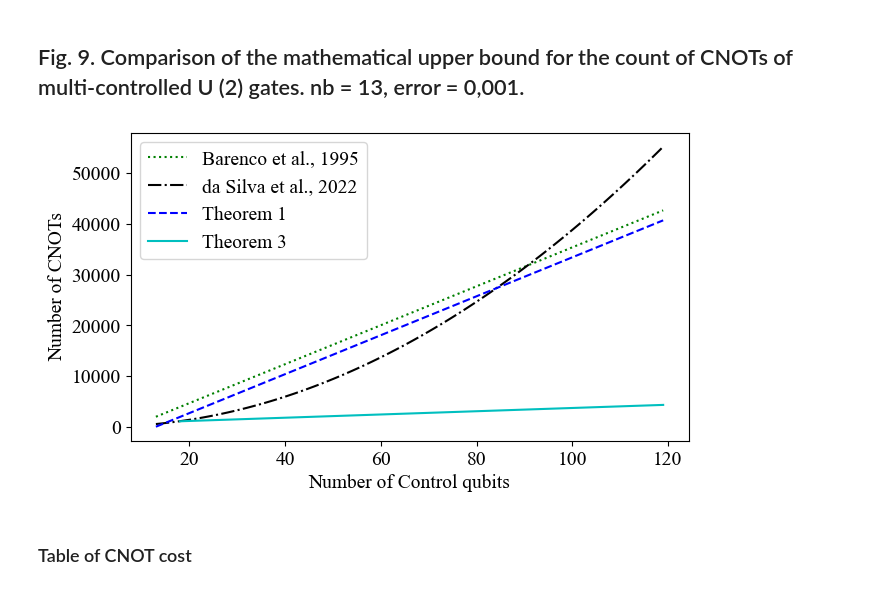
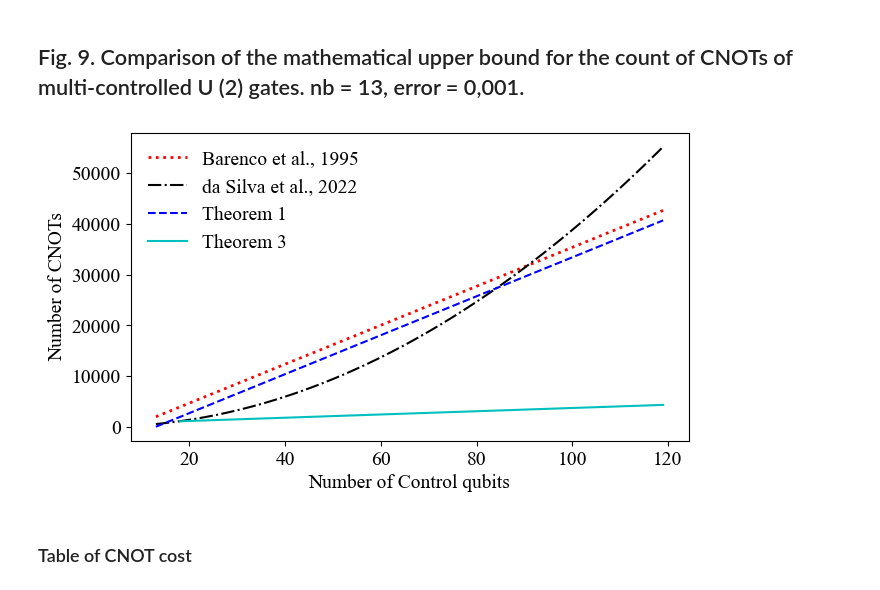
Before and after one commit to JeffersonDeyvis/qclib-papers, a Jupyter notebook: approximate_mc_gate/experiments.ipynb, the cells around one changed output. Drawn from its saved outputs; the diff is of its cells as text; code cells hidden in the pictures.

Commit message:
atualização dos experimentos
ajustes no estilo de linha e legendas

```diff
--- a/approximate_mc_gate/experiments.ipynb
+++ b/approximate_mc_gate/experiments.ipynb
@@ -54,35 +54,36 @@ print(get_cnot_count(circ = circuit_approx))
 # %%
 x0 = np.arange(n_base, 120)
 x1 = np.arange(n_base+5, 120)
 
 k_barenco = Cost.get_k_barenco(error)
 y_0 = [cost.c_barenco_rec(xi, 0, k_barenco) for xi in x0]
 y_1 = cost.exact_decomposition(x0)
 y_2 = cost.theorem_1(n_base, x0)
 y_3 = [cost.theorem_3(n_base, xi - n_base) for xi in x1]
 
-plt.plot(x0, y_0, 'g:')     # Barenco et al., 1995
-plt.plot(x0, y_1, 'k-.')    # da Silva et al., 2022
-plt.plot(x0, y_2, 'b--')    # Theorem 1
-plt.plot(x1, y_3, 'c-')     # Theorem 3
+plt.plot(x0, y_0, color='red', linestyle=':', linewidth=2)  # Barenco et al., 1995
+plt.plot(x0, y_1, 'k-.')                                    # da Silva et al., 2022
+plt.plot(x0, y_2, 'b--')                                    # Theorem 1
+plt.plot(x1, y_3, 'c-')                                     # Theorem 3
 
 plt.legend(
     ('Barenco et al., 1995', 'da Silva et al., 2022', 'Theorem 1', 'Theorem 3'),
-    loc = 'upper left', shadow=False
+    loc = 'upper left', shadow=False, frameon=False
 )
 
 plt.xlabel('Number of Control qubits')
 plt.ylabel('Number of CNOTs')
 
 plt.rcParams.update({
+    "figure.figsize": (7.2, 4.0),
     "font.family": "Times New Roman",
     "font.size": 14
 })
 
-plt.savefig('images/9-analitico_pra_t1_t3_review.pdf', dpi=300)
+plt.savefig('images/9-analitico_pra_t1_t3_review.svg', dpi=300)
 plt.show()
 # %% [output]
-[figure, old version]
+[figure, new version]
 # %% [markdown]
 ### Table of CNOT cost
 # %%
```
Also changed, not shown: parts of 2 cells of this notebook, 6 other files.
